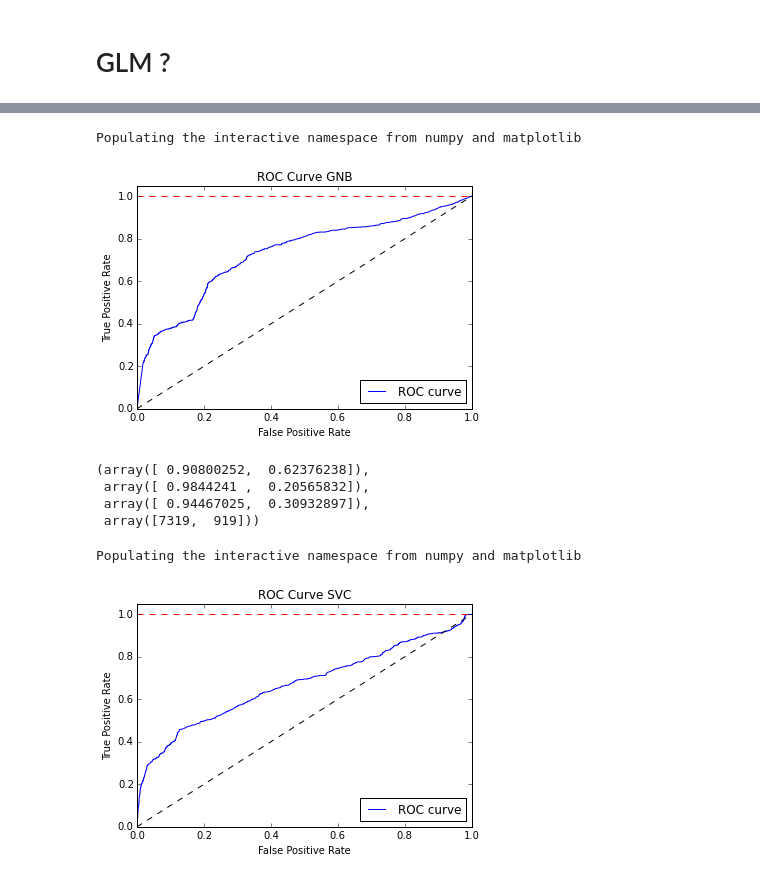
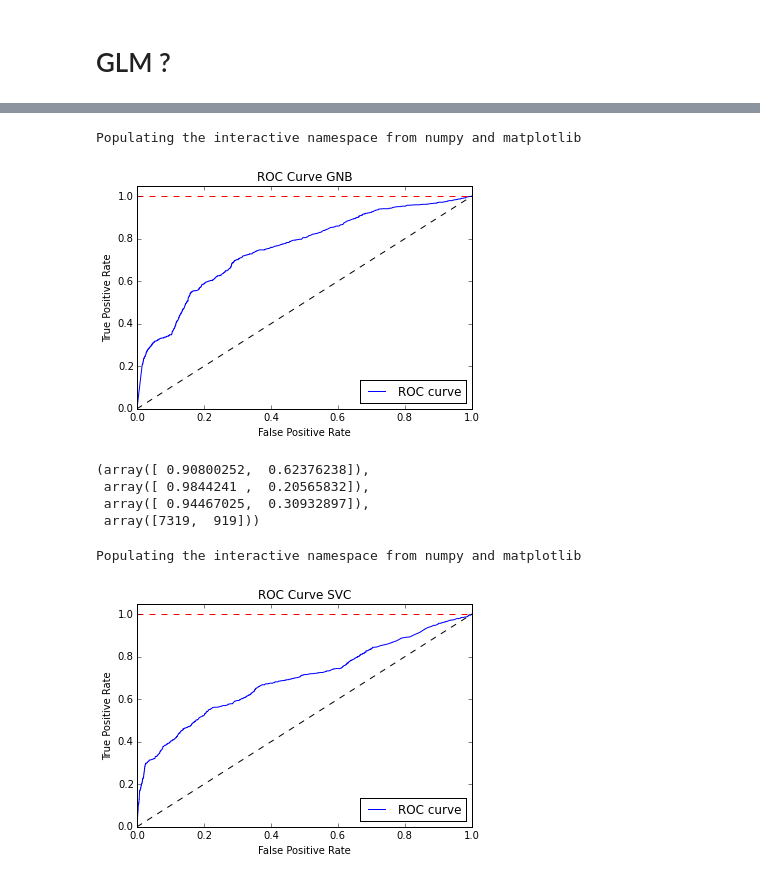
Before and after one commit to marcolunardi/metis, a Jupyter notebook: mcnulty_work/mcnulty_project_bank.ipynb, the cells around one changed output, grey strips where cells are left out. Drawn from its saved outputs; the diff is of its cells as text; code cells hidden in the pictures.

```diff
--- a/mcnulty_work/mcnulty_project_bank.ipynb
+++ b/mcnulty_work/mcnulty_project_bank.ipynb
@@ -124,3 +114,3 @@ See the the caveats in the documentation: http://pandas.pydata.org/pandas-docs/s
 # %%
-bank['marital'][bank['marital'] == 'single'] = 1
-bank['marital'][bank['marital'] != 'single'] = 0
+#bank['marital'][bank['marital'] == 'single'] = 1
+#bank['marital'][bank['marital'] != 1] = 0
@@ -136,6 +117,6 @@ See the the caveats in the documentation: http://pandas.pydata.org/pandas-docs/s
 # %%
 bank['contact'][bank['contact'] == 'cellular'] = 1
-bank['contact'][bank['contact'] != 'cellular'] = 0
+bank['contact'][bank['contact'] != 1] = 0
 # %% [output]
 A value is trying to be set on a copy of a slice from a DataFrame
 
@@ -158,5 +139,6 @@ A value is trying to be set on a copy of a slice from a DataFrame
 See the the caveats in the documentation: http://pandas.pydata.org/pandas-docs/stable/indexing.html#indexing-view-versus-copy
   from IPython.kernel.zmq import kernelapp as app
 # %%
-bank['previous'] = bank['previous'] / 7
+bank['previous'][bank['previous'] != 0] = 1
+bank['previous'][bank['previous'] != 1] = 0
 # %% [output]
@@ -168,5 +153,5 @@ See the the caveats in the documentation: http://pandas.pydata.org/pandas-docs/s
 # %%
-bank['poutcome'][bank['poutcome'] == 'failure'] = 0.5
+bank['poutcome'][bank['poutcome'] == 'failure'] = 0
 bank['poutcome'][bank['poutcome'] == 'nonexistent'] = 0
 bank['poutcome'][bank['poutcome'] == 'success'] = 1
 # %% [output]
@@ -392,7 +387,7 @@ precision_recall_fscore_support(y_test, y_pred_gnb, pos_label = None, average =
 # %%
 %pylab inline
 plt.figure()
-plt.plot(fpr, tpr, label='ROC curve' % roc_auc)
+plt.plot(fpr, tpr, label='ROC curve' % roc_auc_gnb)
 plt.plot([0, 1], [0, 1], 'k--')
 plt.plot([0, 1], [1, 1], 'r--')
 plt.xlim([0.0, 1.0])
@@ -404,7 +399,7 @@ plt.legend(loc="lower right")
 plt.show()
 # %% [output]
 Populating the interactive namespace from numpy and matplotlib
-[figure, old version]
+[figure, new version]
 # %%
 fpr, tpr, thresholds = metrics.roc_curve(y_test, y_proba_svc[:,1])
 roc_auc_svc = auc(fpr, tpr)
@@ -417,19 +412,19 @@ precision_recall_fscore_support(y_test, y_pred_svc, pos_label = None, average =
 # %%
 %pylab inline
 plt.figure()
-plt.plot(fpr, tpr, label='ROC curve' % roc_auc)
+plt.plot(fpr, tpr, label='ROC curve' % roc_auc_svc)
 plt.plot([0, 1], [0, 1], 'k--')
 plt.plot([0, 1], [1, 1], 'r--')
 plt.xlim([0.0, 1.0])
 plt.ylim([0.0, 1.05])
 plt.xlabel('False Positive Rate')
 plt.ylabel('True Positive Rate')
 plt.title('ROC Curve SVC')
 plt.legend(loc="lower right")
 plt.show()
 # %% [output]
 Populating the interactive namespace from numpy and matplotlib
-[figure, old version]
+[figure, new version]
 # %%
 fpr, tpr, thresholds = metrics.roc_curve(y_test, y_proba_dtc[:,1])
 roc_auc_dtc = auc(fpr, tpr)
```
Also changed, not shown: parts of 43 cells of this notebook.
